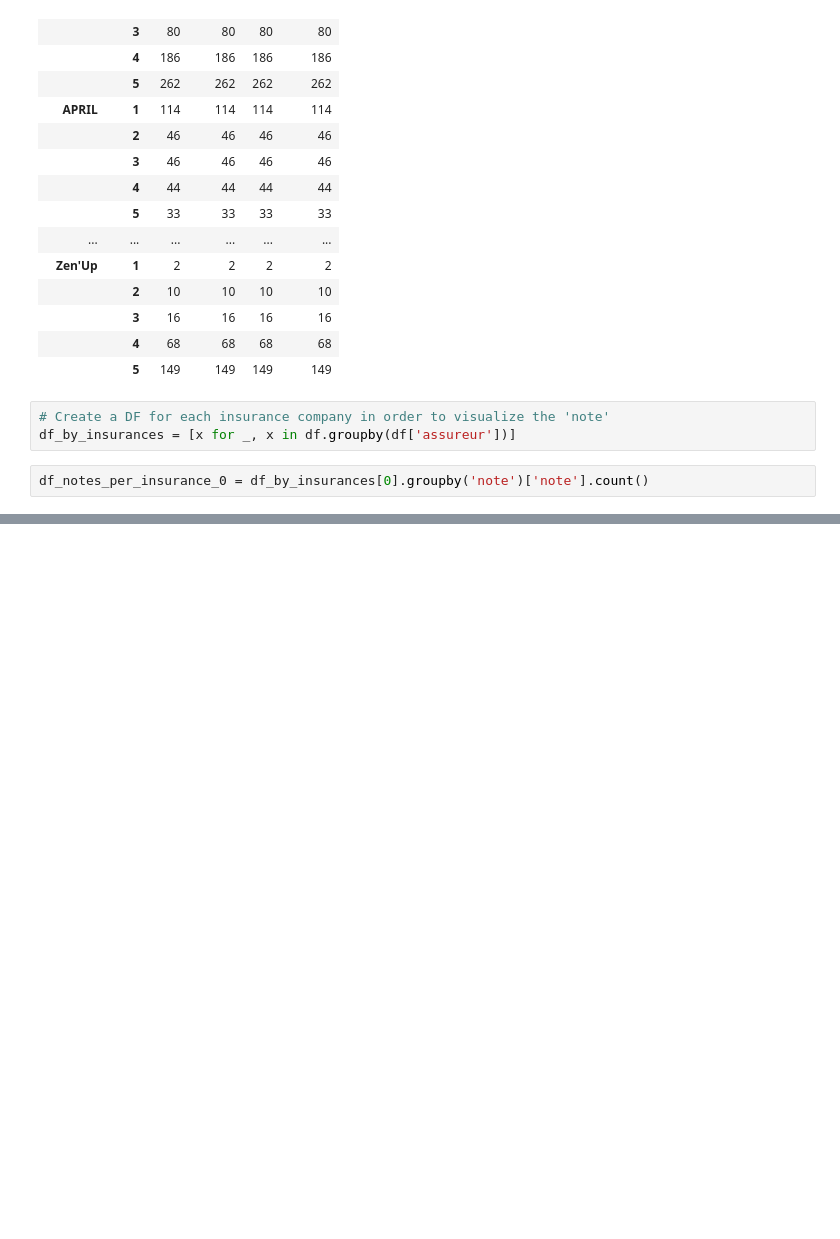
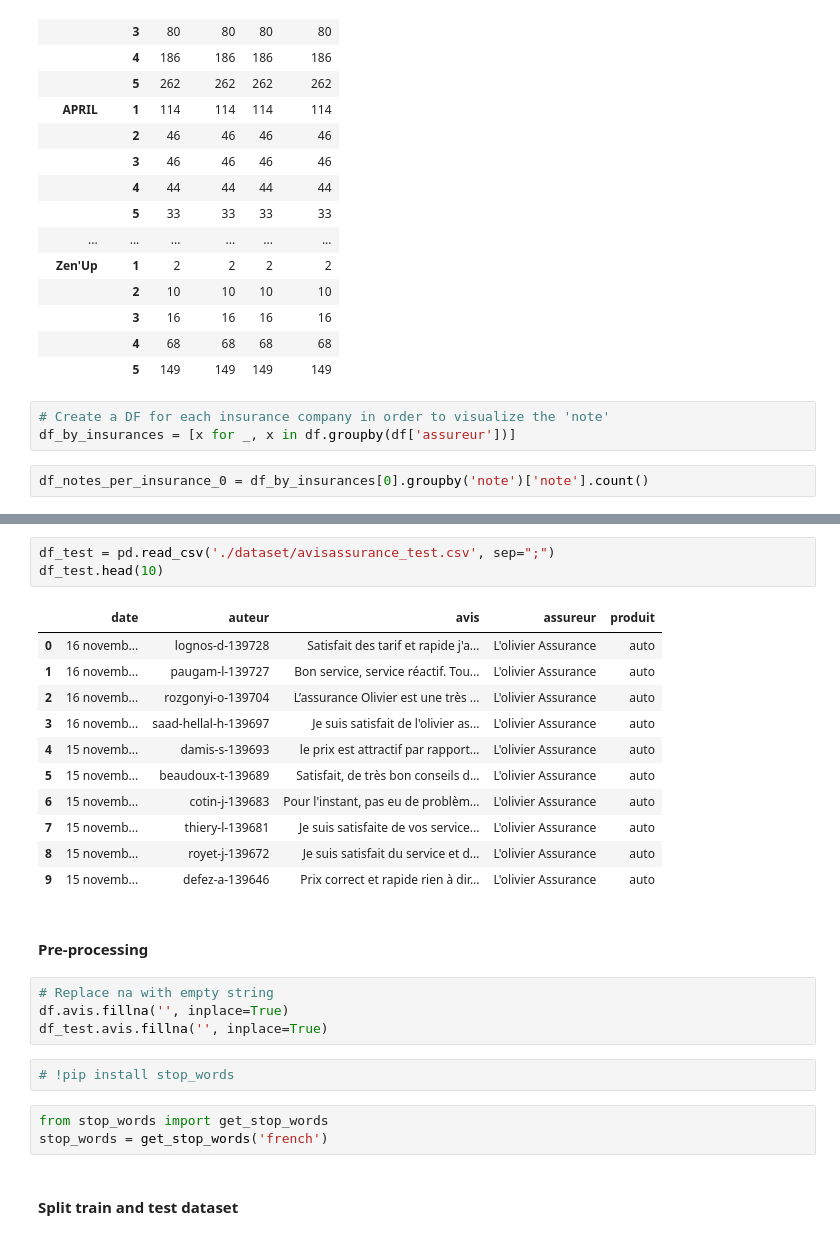
Before and after one commit to m-cheicki/NLP_Project_2, a Jupyter notebook: CELIE_CHEICKISMAIL_NLP_PROJECT2_INSURANCE.ipynb, the cells around one changed output, grey strips where cells are left out. Drawn from its saved outputs; the diff is of its cells as text; blank space fills up the shorter version.

```diff
--- a/CELIE_CHEICKISMAIL_NLP_PROJECT2_INSURANCE.ipynb
+++ b/CELIE_CHEICKISMAIL_NLP_PROJECT2_INSURANCE.ipynb
@@ -121,0 +153,28 @@ fig.show()
+# %%
+df_test = pd.read_csv('./dataset/avisassurance_test.csv', sep=";")
+df_test.head(10)
+# %% [output]
+|  | date | auteur | avis | assureur | produit |
+| 0 | 16 novemb... | lognos-d-139728 | Satisfait des tarif et rapide j'a... | L'olivier Assurance | auto |
+| 1 | 16 novemb... | paugam-l-139727 | Bon service, service réactif. Tou... | L'olivier Assurance | auto |
+| 2 | 16 novemb... | rozgonyi-o-139704 | L’assurance Olivier est une très ... | L'olivier Assurance | auto |
+| 3 | 16 novemb... | saad-hellal-h-139697 | Je suis satisfait de l'olivier as... | L'olivier Assurance | auto |
+| 4 | 15 novemb... | damis-s-139693 | le prix est attractif par rapport... | L'olivier Assurance | auto |
+| 5 | 15 novemb... | beaudoux-t-139689 | Satisfait, de très bon conseils d... | L'olivier Assurance | auto |
+| 6 | 15 novemb... | cotin-j-139683 | Pour l'instant, pas eu de problèm... | L'olivier Assurance | auto |
+| 7 | 15 novemb... | thiery-l-139681 | Je suis satisfaite de vos service... | L'olivier Assurance | auto |
+| 8 | 15 novemb... | royet-j-139672 | Je suis satisfait du service et d... | L'olivier Assurance | auto |
+| 9 | 15 novemb... | defez-a-139646 | Prix correct et rapide rien à dir... | L'olivier Assurance | auto |
+# %% [markdown]
+#### Pre-processing
+# %%
+# Replace na with empty string
+df.avis.fillna('', inplace=True)
+df_test.avis.fillna('', inplace=True)
+# %%
+# !pip install stop_words
+# %%
+from stop_words import get_stop_words
+stop_words = get_stop_words('french')
+# %% [markdown]
+#### Split train and test dataset
```
Also changed, not shown: parts of 25 cells of this notebook.
